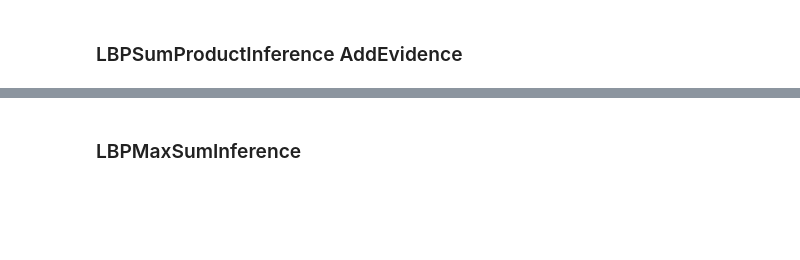
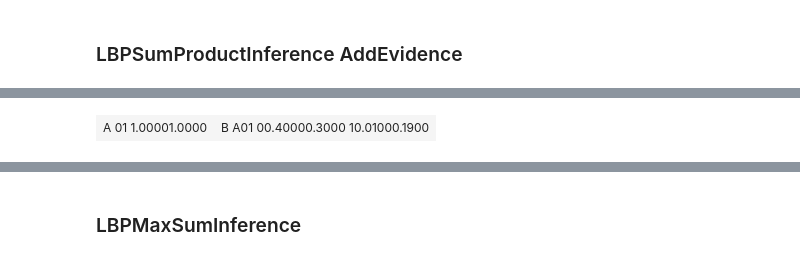
Before and after one commit to Qdake/Decision-making-under-uncertainty, a Jupyter notebook: rapport.ipynb, the cells around one changed output, grey strips where cells are left out. Cells and saved outputs as stored; diff of their text form; code cells hidden in the pictures; blank space fills up the shorter version.

```diff
--- a/rapport.ipynb
+++ b/rapport.ipynb
@@ -131,0 +147,14 @@ Inference LBP dans PyAgrum:
+# %%
+# construction de bn en forme d'un arbre
+bn_tree1=gum.fastBN("A->B")
+gnb.showBN(bn_tree1)
+bn_tree1.cpt(0).fillWith(1)
+bn_tree1.cpt(1).fillWith([0.4,0.3,0.01,0.19])
+gnb.sideBySide(bn_tree1.cpt(0),bn_tree1.cpt(1))
+# construction de factor graph
+gf_tree1 = FactorGraph();
+gf_tree1.build(bn_tree1);
+# show
+g=dot.graph_from_dot_data(gf_tree1.show())
+SVG(g.create_svg())
+# %% [output]
@@ -131,0 +162 @@ Inference LBP dans PyAgrum:
+| A 01 1.00001.0000 | B A01 00.40000.3000 10.01000.1900 |
```
Also changed, not shown: parts of 14 cells of this notebook, 1 other file.
